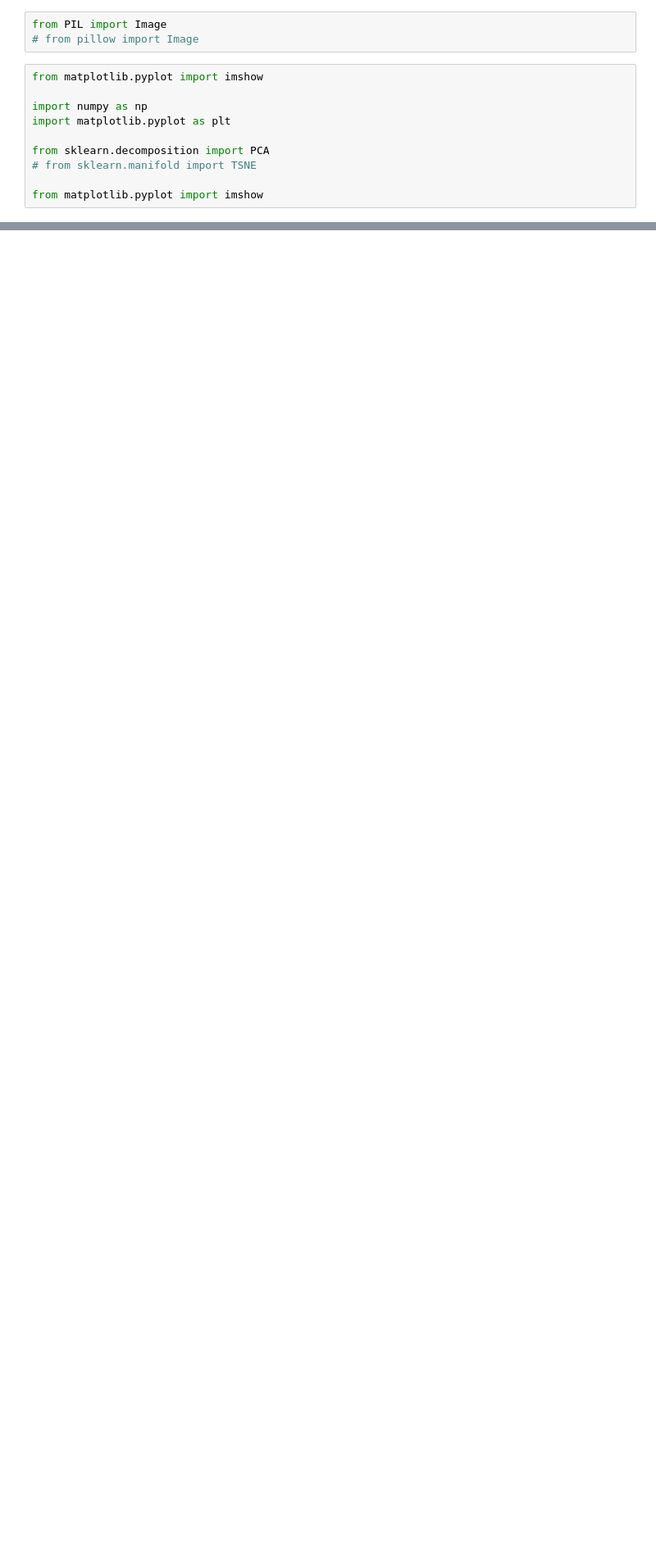
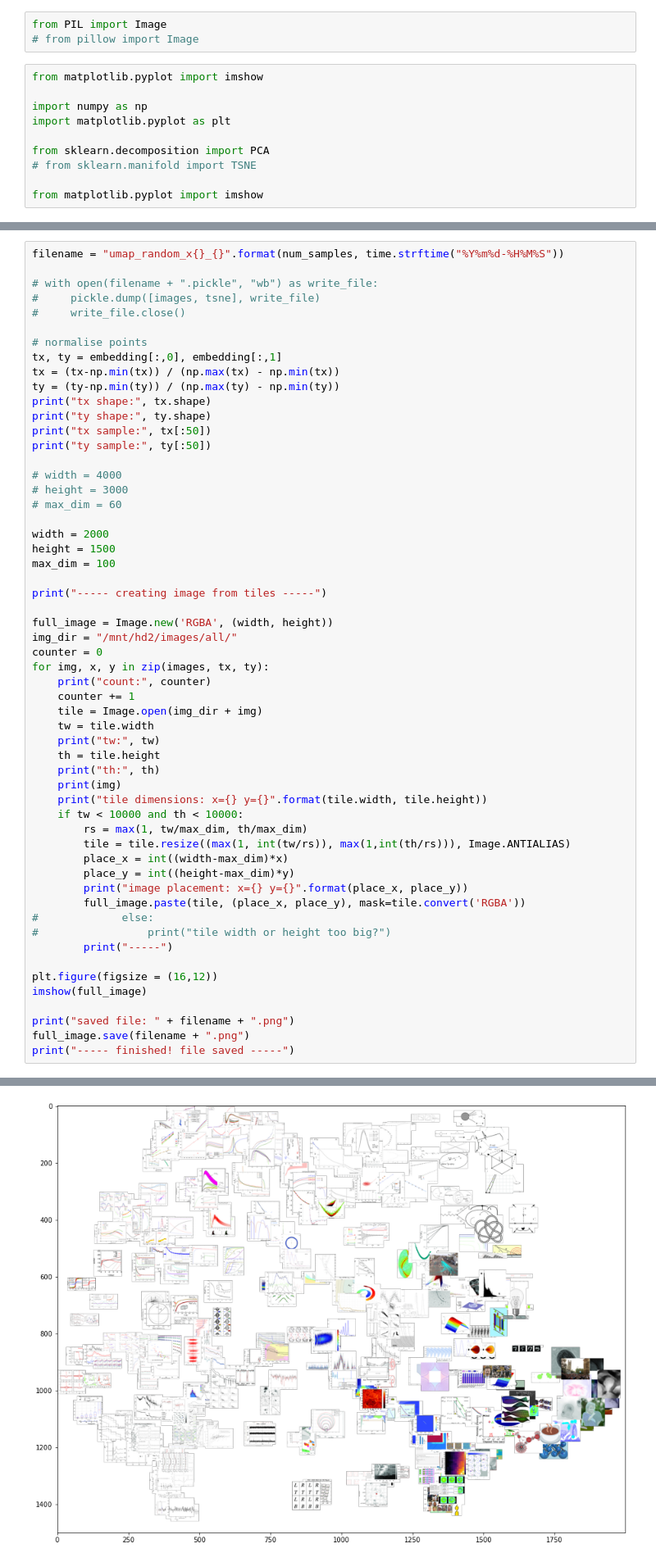
Before and after one commit to re-imaging/re-imaging, a Jupyter notebook: visualisation/tsne_cuda.ipynb, the cells around one changed output, grey strips where cells are left out. Shown at 82% size. Saved outputs shown, nothing was run; the diff lists cells and outputs as text; blank space fills up the shorter version.

```diff
--- a/visualisation/tsne_cuda.ipynb
+++ b/visualisation/tsne_cuda.ipynb
@@ -138,0 +391,57 @@ for p in paths[:]:
+# %%
+filename = "umap_random_x{}_{}".format(num_samples, time.strftime("%Y%m%d-%H%M%S"))
+
+# with open(filename + ".pickle", "wb") as write_file:
+#     pickle.dump([images, tsne], write_file)
+#     write_file.close()
+
+# normalise points
+tx, ty = embedding[:,0], embedding[:,1]
+tx = (tx-np.min(tx)) / (np.max(tx) - np.min(tx))
+ty = (ty-np.min(ty)) / (np.max(ty) - np.min(ty))
+print("tx shape:", tx.shape)
+print("ty shape:", ty.shape)
+print("tx sample:", tx[:50])
+print("ty sample:", ty[:50])
+
+# width = 4000
+# height = 3000
+# max_dim = 60
+
+width = 2000
+height = 1500
+max_dim = 100
+
+print("----- creating image from tiles -----")
+
+full_image = Image.new('RGBA', (width, height))
+img_dir = "/mnt/hd2/images/all/"
+counter = 0
+for img, x, y in zip(images, tx, ty):
+    print("count:", counter)
+    counter += 1
+    tile = Image.open(img_dir + img)
+    tw = tile.width
+    print("tw:", tw)
+    th = tile.height
+    print("th:", th)
+    print(img)
+    print("tile dimensions: x={} y={}".format(tile.width, tile.height))
+    if tw < 10000 and th < 10000:
+        rs = max(1, tw/max_dim, th/max_dim)
+        tile = tile.resize((max(1, int(tw/rs)), max(1,int(th/rs))), Image.ANTIALIAS)
+        place_x = int((width-max_dim)*x)
+        place_y = int((height-max_dim)*y)
+        print("image placement: x={} y={}".format(place_x, place_y))
+        full_image.paste(tile, (place_x, place_y), mask=tile.convert('RGBA'))
+#             else:
+#                 print("tile width or height too big?")
+        print("-----")
+
+plt.figure(figsize = (16,12))
+imshow(full_image)
+
+print("saved file: " + filename + ".png")
+full_image.save(filename + ".png")
+print("----- finished! file saved -----")
+# %% [output]
@@ -138,0 +465 @@ for p in paths[:]:
+[figure, added]
```
Also changed, not shown: parts of 32 cells of this notebook, 17 other files.
